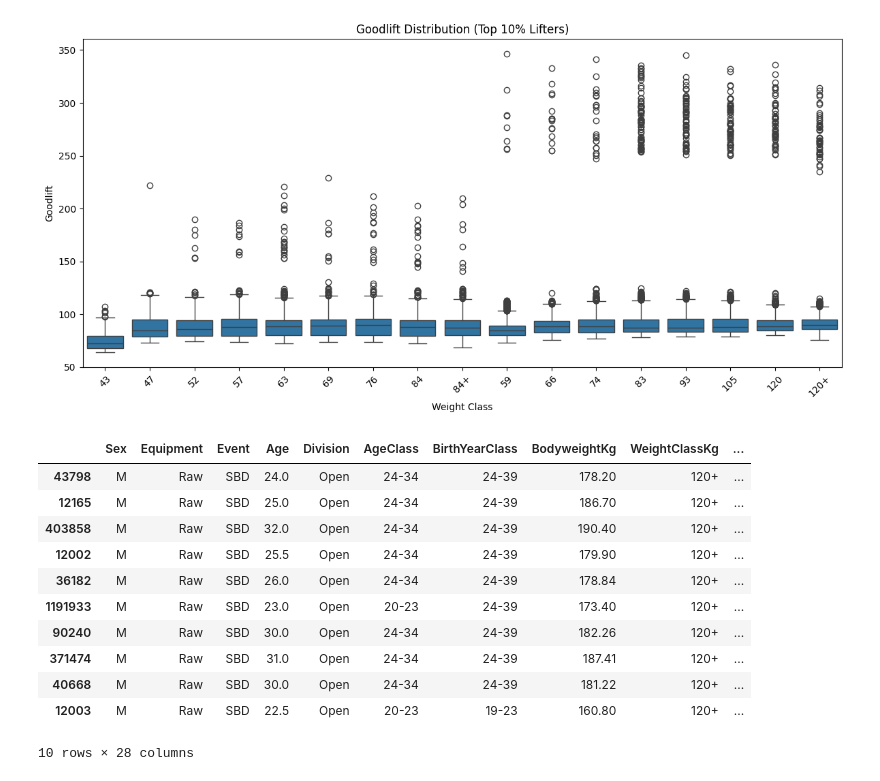
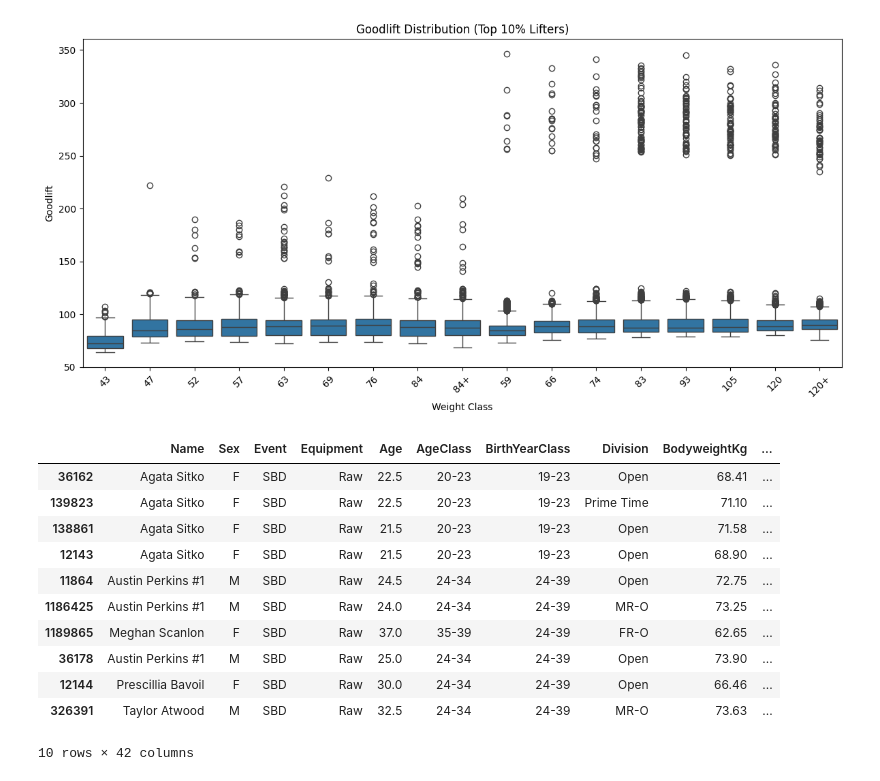
Before and after one commit to Husain-Althagafi/OpenIPF-Analysis, a Jupyter notebook: main.ipynb, the cells around one changed output. Drawn from its saved outputs; the diff is of its cells as text; code cells hidden in the pictures.

```diff
--- a/main.ipynb
+++ b/main.ipynb
@@ -1098,17 +1098,17 @@ for formula in score_cols:
     print(f"--- {formula} ---")
     print(model.summary())
 # %%
-df_key[df_key['Equipment'] == 'Raw'].sort_values(by='TotalKg', ascending=False).head(10)
+df[df['Equipment'] == 'Raw'].sort_values(by='Dots', ascending=False).head(10)
 # %% [output]
-|  | Sex | Equipment | Event | Age | Division | AgeClass | BirthYearClass | BodyweightKg | WeightClassKg | ... |
-| 43798 | M | Raw | SBD | 24.0 | Open | 24-34 | 24-39 | 178.20 | 120+ | ... |
-| 12165 | M | Raw | SBD | 25.0 | Open | 24-34 | 24-39 | 186.70 | 120+ | ... |
-| 403858 | M | Raw | SBD | 32.0 | Open | 24-34 | 24-39 | 190.40 | 120+ | ... |
-| 12002 | M | Raw | SBD | 25.5 | Open | 24-34 | 24-39 | 179.90 | 120+ | ... |
-| 36182 | M | Raw | SBD | 26.0 | Open | 24-34 | 24-39 | 178.84 | 120+ | ... |
-| 1191933 | M | Raw | SBD | 23.0 | Open | 20-23 | 24-39 | 173.40 | 120+ | ... |
-| 90240 | M | Raw | SBD | 30.0 | Open | 24-34 | 24-39 | 182.26 | 120+ | ... |
-| 371474 | M | Raw | SBD | 31.0 | Open | 24-34 | 24-39 | 187.41 | 120+ | ... |
-| 40668 | M | Raw | SBD | 30.0 | Open | 24-34 | 24-39 | 181.22 | 120+ | ... |
-| 12003 | M | Raw | SBD | 22.5 | Open | 20-23 | 19-23 | 160.80 | 120+ | ... |
+|  | Name | Sex | Event | Equipment | Age | AgeClass | BirthYearClass | Division | BodyweightKg | ... |
+| 36162 | Agata Sitko | F | SBD | Raw | 22.5 | 20-23 | 19-23 | Open | 68.41 | ... |
+| 139823 | Agata Sitko | F | SBD | Raw | 22.5 | 20-23 | 19-23 | Prime Time | 71.10 | ... |
+| 138861 | Agata Sitko | F | SBD | Raw | 21.5 | 20-23 | 19-23 | Open | 71.58 | ... |
+| 12143 | Agata Sitko | F | SBD | Raw | 21.5 | 20-23 | 19-23 | Open | 68.90 | ... |
+| 11864 | Austin Perkins #1 | M | SBD | Raw | 24.5 | 24-34 | 24-39 | Open | 72.75 | ... |
+| 1186425 | Austin Perkins #1 | M | SBD | Raw | 24.0 | 24-34 | 24-39 | MR-O | 73.25 | ... |
+| 1189865 | Meghan Scanlon | F | SBD | Raw | 37.0 | 35-39 | 24-39 | FR-O | 62.65 | ... |
+| 36178 | Austin Perkins #1 | M | SBD | Raw | 25.0 | 24-34 | 24-39 | Open | 73.90 | ... |
+| 12144 | Prescillia Bavoil | F | SBD | Raw | 30.0 | 24-34 | 24-39 | Open | 66.46 | ... |
+| 326391 | Taylor Atwood | M | SBD | Raw | 32.5 | 24-34 | 24-39 | MR-O | 73.63 | ... |
-10 rows × 28 columns
+10 rows × 42 columns
```
